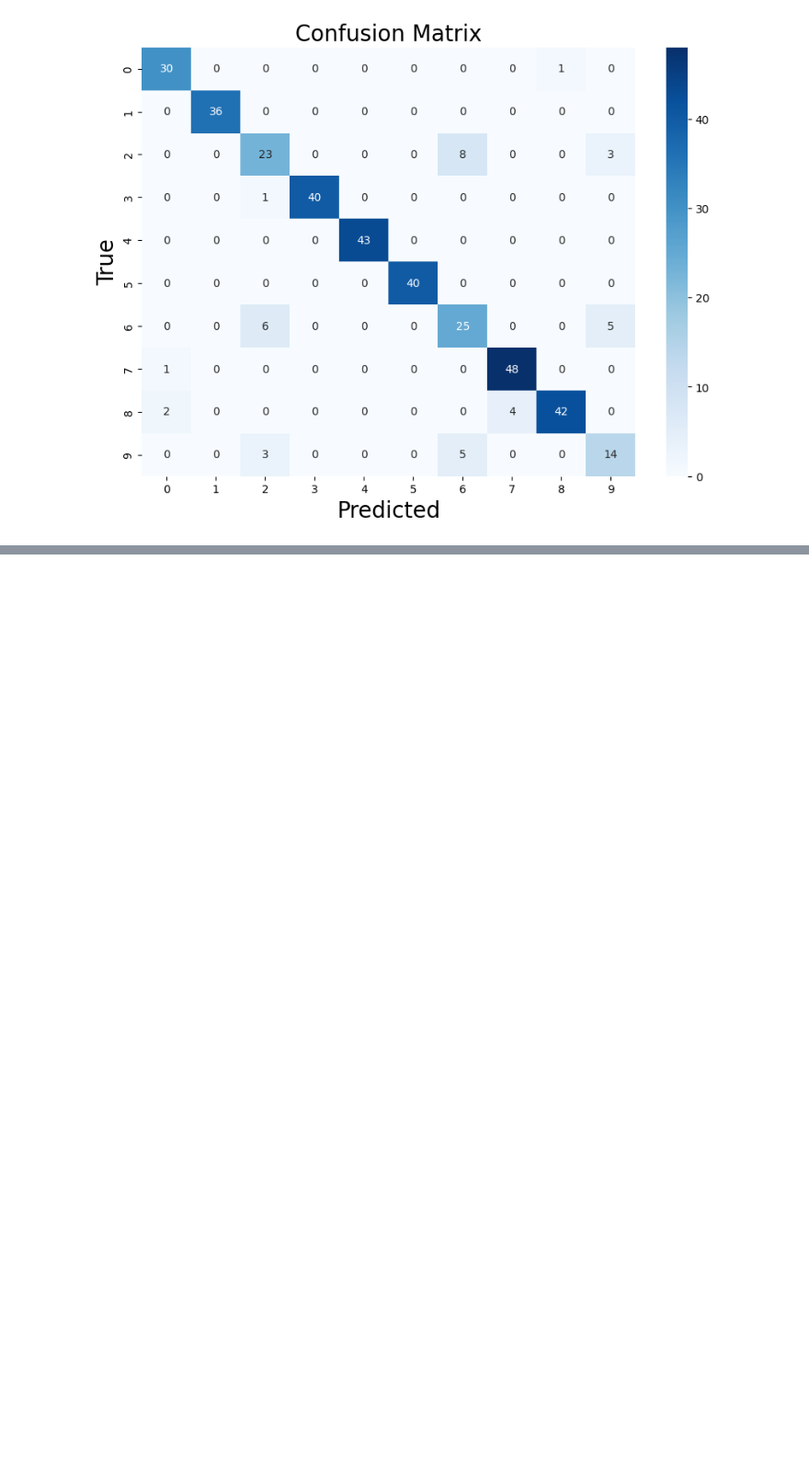
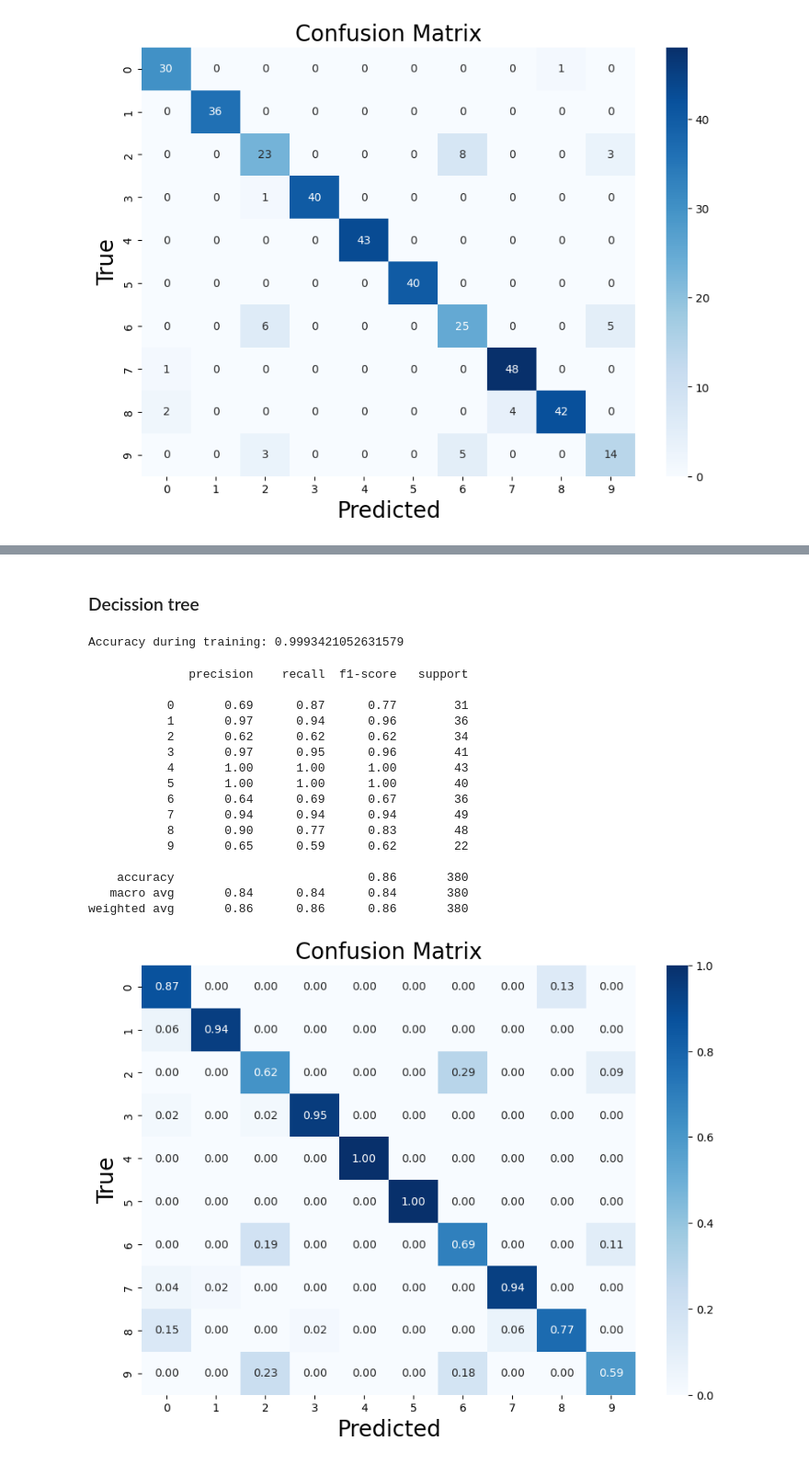
Before and after one commit to BetoPD/Iot-Device-Classifier, a Jupyter notebook: IOT_Device_Identification.ipynb, the cells around one changed output, grey strips where cells are left out. Shown at 92% size. Drawn from its saved outputs; the diff is of its cells as text; code cells hidden in the pictures; blank space fills up the shorter version.

Commit message:
Added LazyClassifier and simple DT and LR models.

```diff
--- a/IOT_Device_Identification.ipynb
+++ b/IOT_Device_Identification.ipynb
@@ -216,0 +285,2 @@ weighted avg       0.90      0.90      0.90       380
+# %% [markdown]
+<h3>Decission tree</h3>
@@ -216,0 +289,35 @@ weighted avg       0.90      0.90      0.90       380
+# %%
+model_dt = DecisionTreeClassifier(max_depth=15)
+model_dt.fit(X_train, y_train)
+print("Accuracy during training:", model_dt.score(X_train, y_train))
+# %% [output]
+Accuracy during training: 0.9993421052631579
+# %%
+predictions_dt = model_dt.predict(X_test)
+# %%
+print(classification_report(y_test, predictions_dt))
+cm = confusion_matrix(y_test, predictions_dt, normalize='true')
+plt.figure(figsize=(10, 7))
+sns.heatmap(cm, annot=True, fmt='.2f', cmap='Blues')
+plt.xlabel('Predicted', fontsize=20)
+plt.ylabel('True', fontsize=20)
+plt.title('Confusion Matrix', fontsize=20)
+plt.show()
+# %% [output]
+              precision    recall  f1-score   support
+
+           0       0.69      0.87      0.77        31
+           1       0.97      0.94      0.96        36
+           2       0.62      0.62      0.62        34
+           3       0.97      0.95      0.96        41
+           4       1.00      1.00      1.00        43
+           5       1.00      1.00      1.00        40
+           6       0.64      0.69      0.67        36
+           7       0.94      0.94      0.94        49
+           8       0.90      0.77      0.83        48
+           9       0.65      0.59      0.62        22
+
+    accuracy                           0.86       380
+   macro avg       0.84      0.84      0.84       380
+weighted avg       0.86      0.86      0.86       380
+[figure, added]
```
Also changed, not shown: parts of 17 cells of this notebook.
